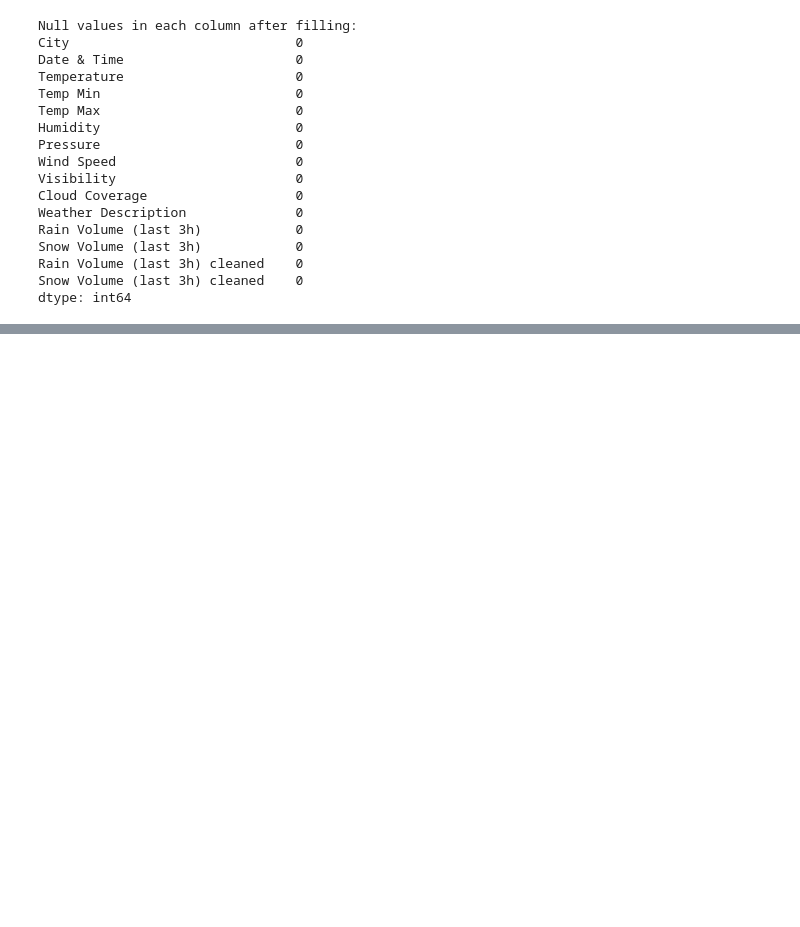
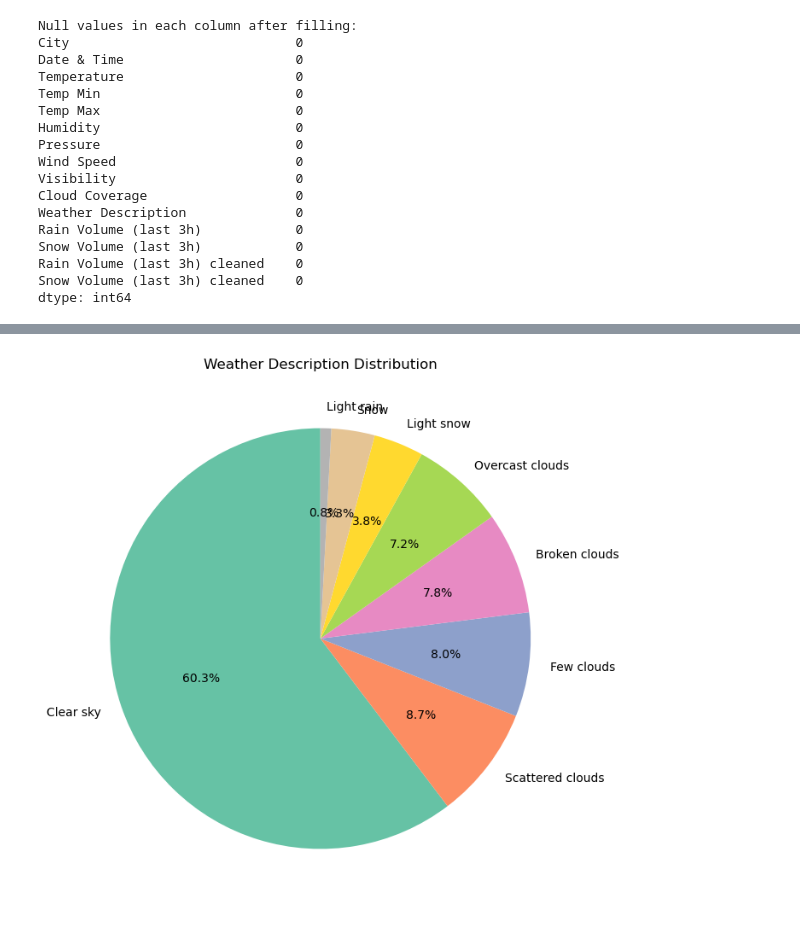
Before and after one commit to UttaraKet1607/ML-Project, a Jupyter notebook: Data_Cleaning_EDA.ipynb, the cells around one changed output, grey strips where cells are left out. Saved outputs shown, nothing was run; the diff lists cells and outputs as text; code cells hidden in the pictures; blank space fills up the shorter version.

```diff
--- a/Data_Cleaning_EDA.ipynb
+++ b/Data_Cleaning_EDA.ipynb
@@ -125,0 +142,10 @@ max                         0.120000                       6.780000
+# %%
+# 2. Weather Description Pie Chart
+weather_counts = data['Weather Description'].value_counts()
+plt.figure(figsize=(8, 8))
+weather_counts.plot(kind='pie', autopct='%1.1f%%', startangle=90, colors=sns.color_palette("Set2", len(weather_counts)))
+plt.title('Weather Description Distribution')
+plt.ylabel('')
+plt.show()
+# %% [output]
+[figure, added]
```
Also changed, not shown: parts of 14 cells of this notebook, 1 other file.
